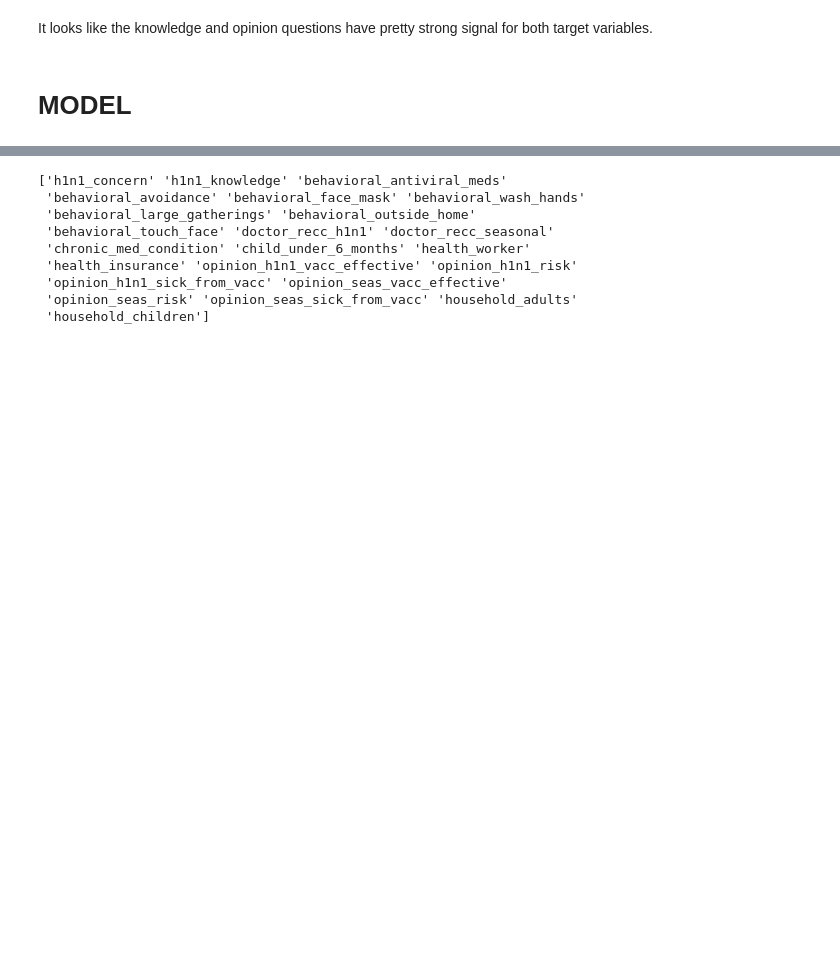
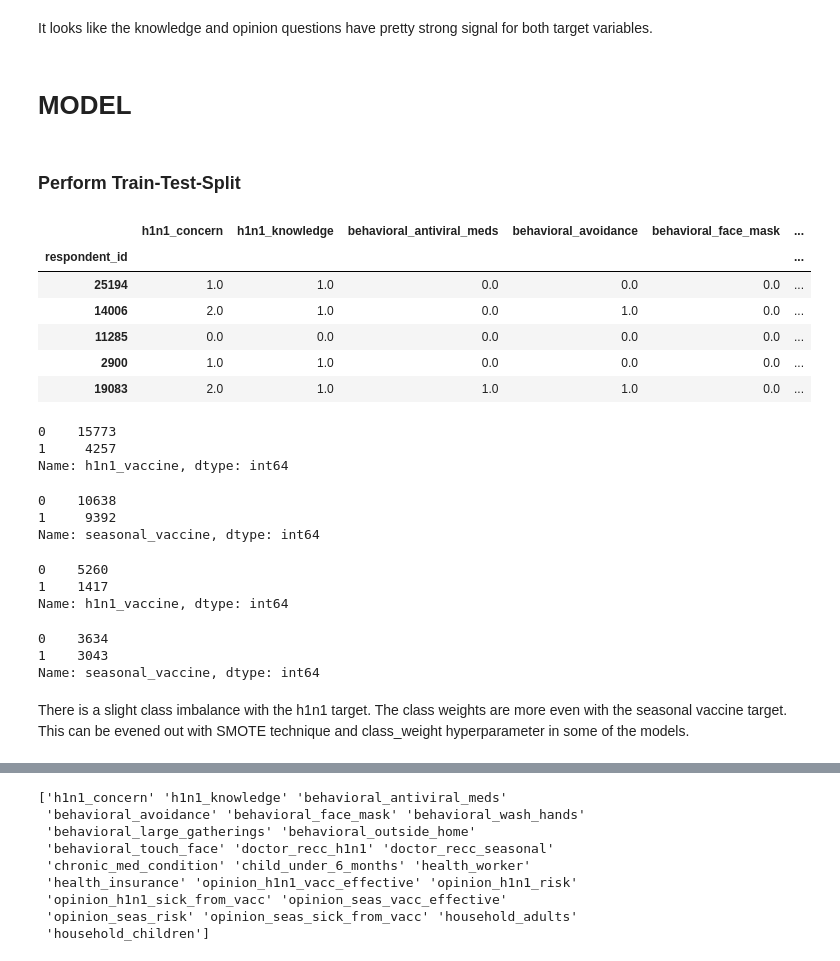
Before and after one commit to rcauvy/Flu_Shot_Learning, a Jupyter notebook: index.ipynb, the cells around one changed output, grey strips where cells are left out. Drawn from its saved outputs; the diff is of its cells as text; code cells hidden in the pictures; blank space fills up the shorter version.

```diff
--- a/index.ipynb
+++ b/index.ipynb
@@ -421,3 +515,43 @@ fig.tight_layout()
 It looks like the knowledge and opinion questions have pretty strong signal for both target variables.
 # %% [markdown]
 # MODEL
+# %% [markdown]
+### Perform Train-Test-Split
+# %%
+X_train, X_test, y_train, y_test = train_test_split(
+    features_df, labels_df, test_size =.25, random_state=42)
+X_train.head()
+# %% [output]
+|  | h1n1_concern | h1n1_knowledge | behavioral_antiviral_meds | behavioral_avoidance | behavioral_face_mask | ... |
+| respondent_id |  |  |  |  |  | ... |
+| 25194 | 1.0 | 1.0 | 0.0 | 0.0 | 0.0 | ... |
+| 14006 | 2.0 | 1.0 | 0.0 | 1.0 | 0.0 | ... |
+| 11285 | 0.0 | 0.0 | 0.0 | 0.0 | 0.0 | ... |
+| 2900 | 1.0 | 1.0 | 0.0 | 0.0 | 0.0 | ... |
+| 19083 | 2.0 | 1.0 | 1.0 | 1.0 | 0.0 | ... |
+# %%
+y_train['h1n1_vaccine'].value_counts()
+# %% [output]
+0    15773
+1     4257
+Name: h1n1_vaccine, dtype: int64
+# %%
+y_train['seasonal_vaccine'].value_counts()
+# %% [output]
+0    10638
+1     9392
+Name: seasonal_vaccine, dtype: int64
+# %%
+y_test['h1n1_vaccine'].value_counts()
+# %% [output]
+0    5260
+1    1417
+Name: h1n1_vaccine, dtype: int64
+# %%
+y_test['seasonal_vaccine'].value_counts()
+# %% [output]
+0    3634
+1    3043
+Name: seasonal_vaccine, dtype: int64
+# %% [markdown]
+There is a slight class imbalance with the h1n1 target. The class weights are more even with the seasonal vaccine target. This can be evened out with SMOTE technique and class_weight hyperparameter in some of the models.
```
Also changed, not shown: parts of 57 cells of this notebook.
